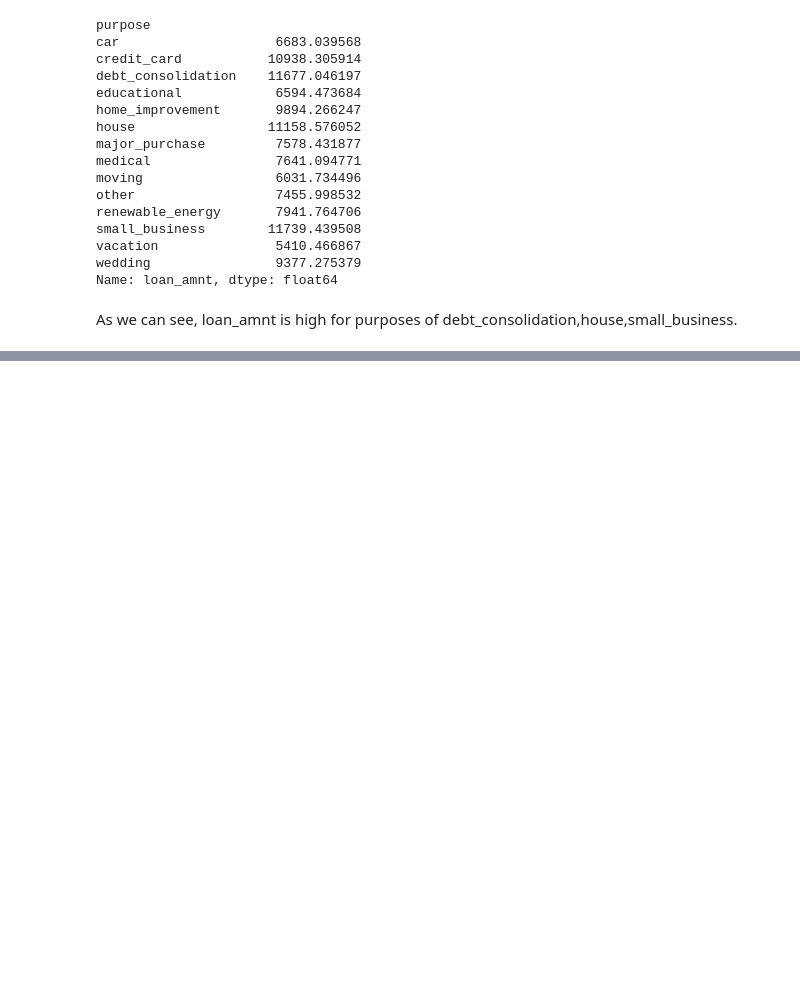
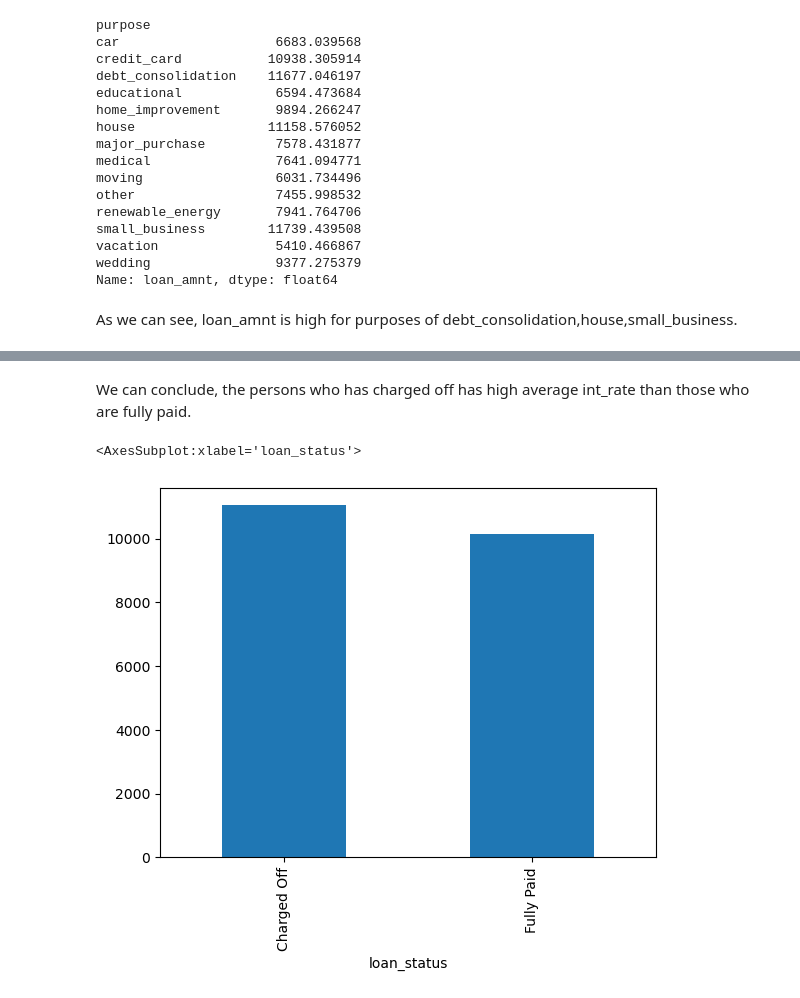
Before and after one commit to shivasaibondugula/LendingClub, a Jupyter notebook: shiva_sai_bondugula.ipynb, the cells around one changed output, grey strips where cells are left out. Drawn from its saved outputs; the diff is of its cells as text; code cells hidden in the pictures; blank space fills up the shorter version.

```diff
--- a/shiva_sai_bondugula.ipynb
+++ b/shiva_sai_bondugula.ipynb
@@ -839,0 +848,7 @@ As we can see, loan_amnt is high for purposes of debt_consolidation,house,small_
+# %% [markdown]
+We can conclude, the persons who has charged off has high average int_rate than those who are fully paid.
+# %%
+loan_data.groupby(by="loan_status")["loan_amnt"].mean().plot.bar()
+# %% [output]
+<AxesSubplot:xlabel='loan_status'>
+[figure, added]
```
Also changed, not shown: parts of 22 cells of this notebook.
